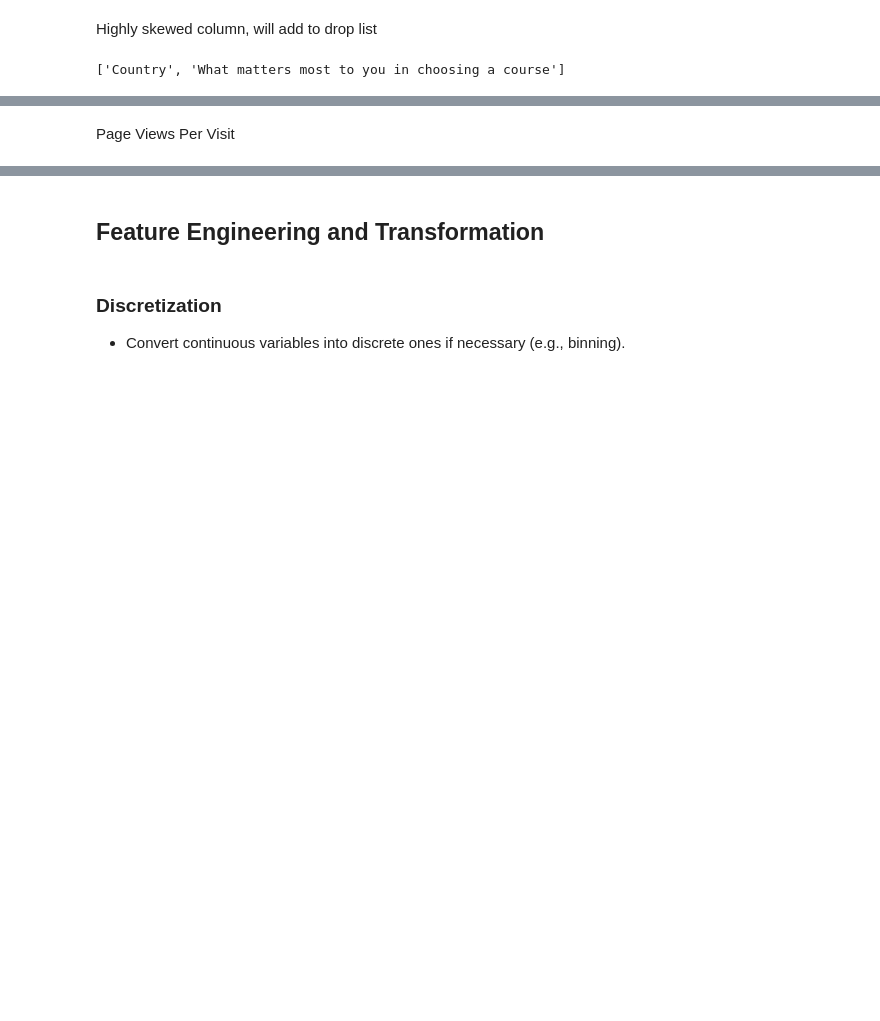
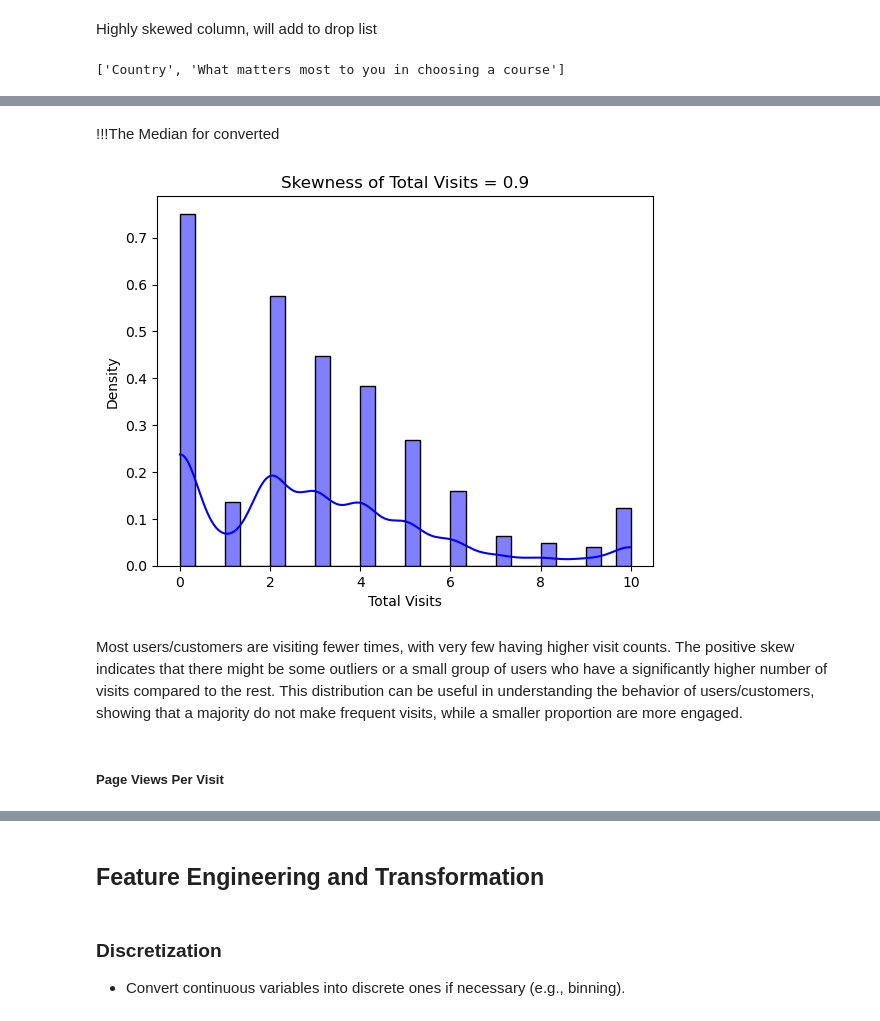
Before and after one commit to yuledez/Project_4_lead_scoring, a Jupyter notebook: lead_scoring_project4_YL.ipynb, the cells around one changed output, grey strips where cells are left out. Saved outputs shown, nothing was run; the diff lists cells and outputs as text; code cells hidden in the pictures; blank space fills up the shorter version.

```diff
--- a/lead_scoring_project4_YL.ipynb
+++ b/lead_scoring_project4_YL.ipynb
@@ -632,2 +715,21 @@ print(df_null_dtype_numeric_with_nulls)
+# %% [markdown]
+!!!The Median for converted
+# %%
+# Calculate skewness
+skewness = skew(df_leads['TotalVisits'])
+skewness_rounded = round(skewness, 2)
+
+# Plotting the distribution
+sns.histplot(df_leads['TotalVisits'], kde=True,  color='blue', stat="density", bins=30)
+plt.title(f"Skewness of Total Visits = {skewness_rounded}")
+plt.xlabel('Total Visits')
+plt.ylabel('Density')
+plt.show()
+# %% [output]
+[figure, added]
+# %% [markdown]
+Most users/customers are visiting fewer times, with very few having higher visit counts.
+The positive skew indicates that there might be some outliers or a small group of users who have a significantly higher number of visits compared to the rest.
+This distribution can be useful in understanding the behavior of users/customers, showing that a majority do not make frequent visits, while a smaller proportion are more engaged.
 # %% [markdown]
-Page Views Per Visit
+##### Page Views Per Visit
```
Also changed, not shown: parts of 39 cells of this notebook.
